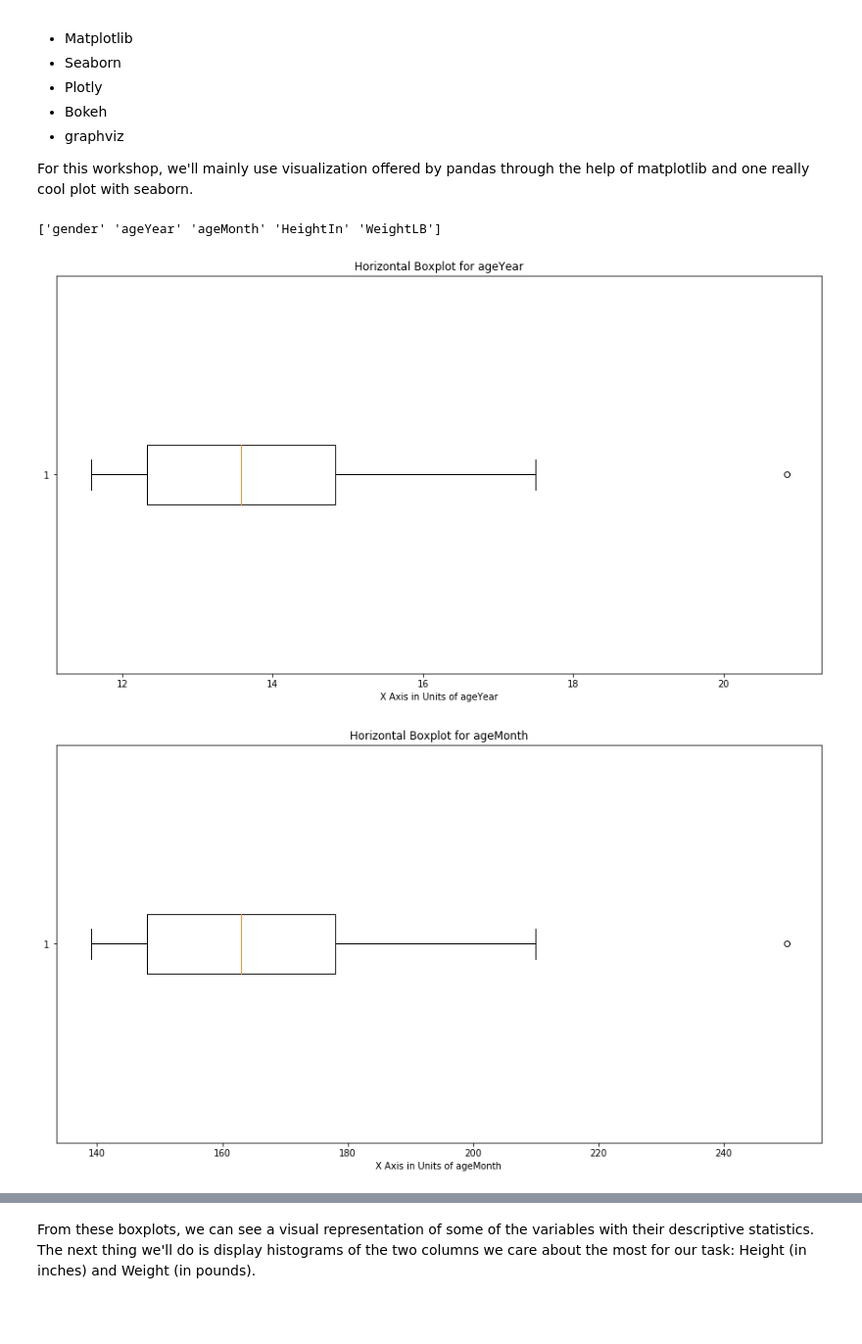
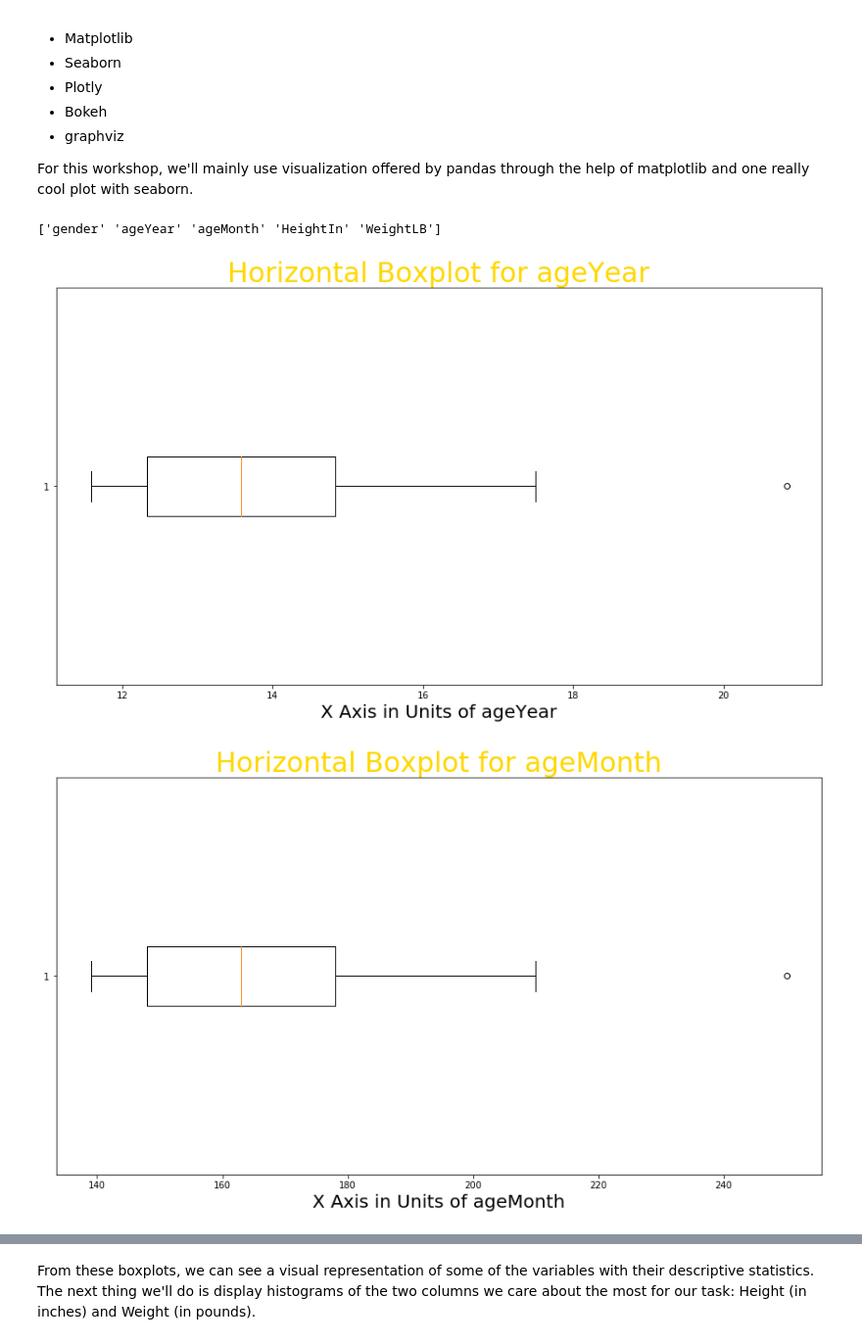
Before and after one commit to TheChanRProject/DevMasters-NewNB, a Jupyter notebook: NewNB-Python-V3.ipynb, the cells around one changed output, grey strips where cells are left out. Shown at 98% size. Cells and saved outputs as stored; diff of their text form; code cells hidden in the pictures; blank space fills up the shorter version.

```diff
--- a/NewNB-Python-V3.ipynb
+++ b/NewNB-Python-V3.ipynb
@@ -234,25 +234,25 @@ For this workshop, we'll mainly use visualization offered by pandas through the
 # %%
 # Importing matplotlib
 import matplotlib.pyplot as plt
 # We are using the pyplot API inside of the matplotlib package for making graphs
 %matplotlib inline
 # The reason we use this is so the graphs show up in the notebook
 
 # Getting all the column names from the dataframe
 print(df.columns.values)
 
 # Using a for loop to get each column from the list of columns
 
 for column in df.columns.values[1:]:
     # Generating a horizontal boxplot for each column except gender
     # Setting the plot size to be nice and big
     plt.figure(figsize=(15,8))
     # Setting the title for each boxplot
-    plt.title(f"Horizontal Boxplot for {column}")
+    plt.title(f"Horizontal Boxplot for {column}", size="30", color="gold")
     # Setting the text for the x axis
-    plt.xlabel(f"X Axis in Units of {column}")
+    plt.xlabel(f"X Axis in Units of {column}", size="20", color='silver')
     plt.boxplot(df[column], vert=False)
 # %% [output]
 ['gender' 'ageYear' 'ageMonth' 'HeightIn' 'WeightLB']
-[figure, old version]
+[figure, new version]
-[figure, old version]
+[figure, new version]
```
Also changed, not shown: parts of 4 cells of this notebook.
